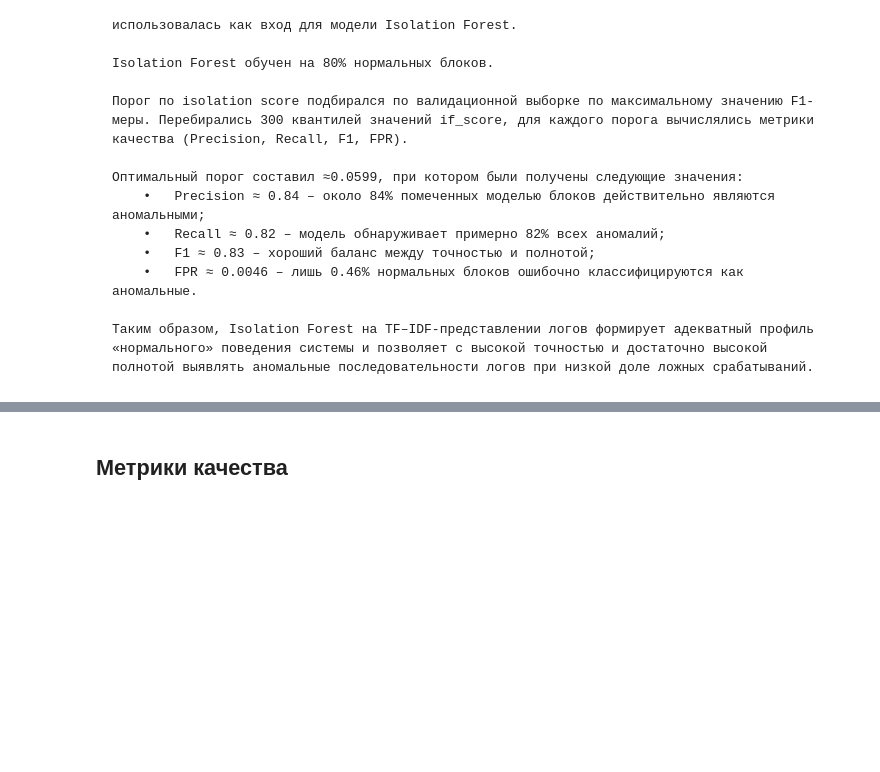
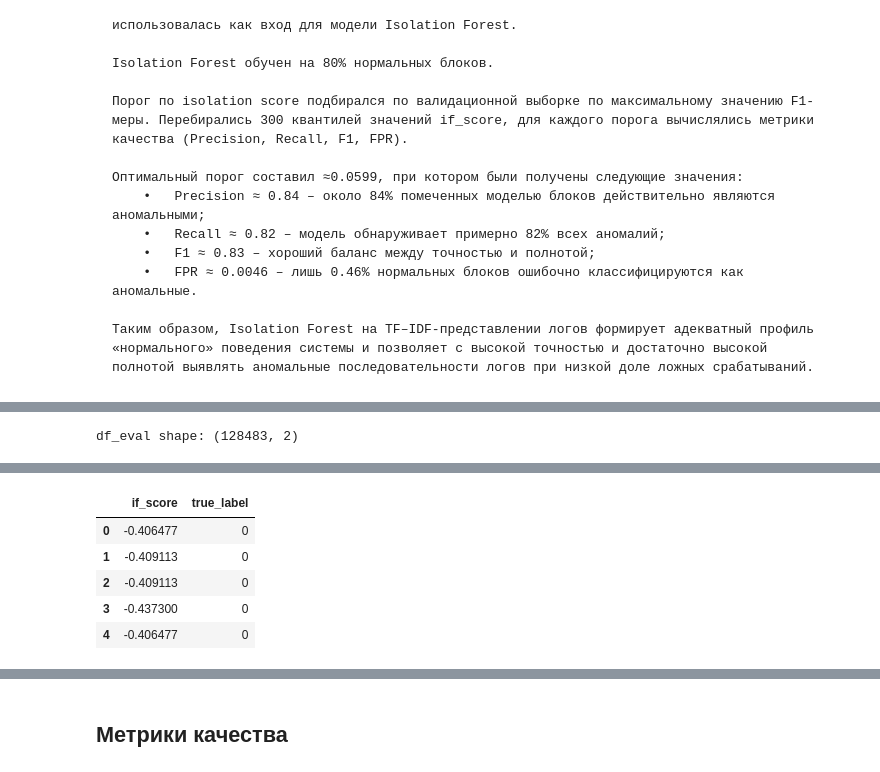
Before and after one commit to yemtsovaanna-alt/yearprojectmlapi, a Jupyter notebook: IF.ipynb, the cells around one changed output, grey strips where cells are left out. Drawn from its saved outputs; the diff is of its cells as text; code cells hidden in the pictures; blank space fills up the shorter version.

```diff
--- a/IF.ipynb
+++ b/IF.ipynb
@@ -248,0 +252,13 @@ print("✓ Модель сохранена: isolation_forest_hdfs.pkl")
+# %%
+# Вычисляем isolation scores для валидационной выборки
+val_scores = iso.score_samples(X_val)
+
+# Создаем df_eval для анализа
+df_eval = pd.DataFrame({
+  "if_score": val_scores,
+  "true_label": y_val
+})
+
+print(f"df_eval shape: {df_eval.shape}")
+display(df_eval.head())
+# %% [output]
@@ -248,0 +266 @@ print("✓ Модель сохранена: isolation_forest_hdfs.pkl")
+df_eval shape: (128483, 2)
@@ -249,3 +268,9 @@ print("✓ Модель сохранена: isolation_forest_hdfs.pkl")
+|  | if_score | true_label |
+| 0 | -0.406477 | 0 |
+| 1 | -0.409113 | 0 |
+| 2 | -0.409113 | 0 |
+| 3 | -0.437300 | 0 |
+| 4 | -0.406477 | 0 |
 # %%
 import numpy as np
 import pandas as pd
```
Also changed, not shown: parts of 15 cells of this notebook, 1 other file.
